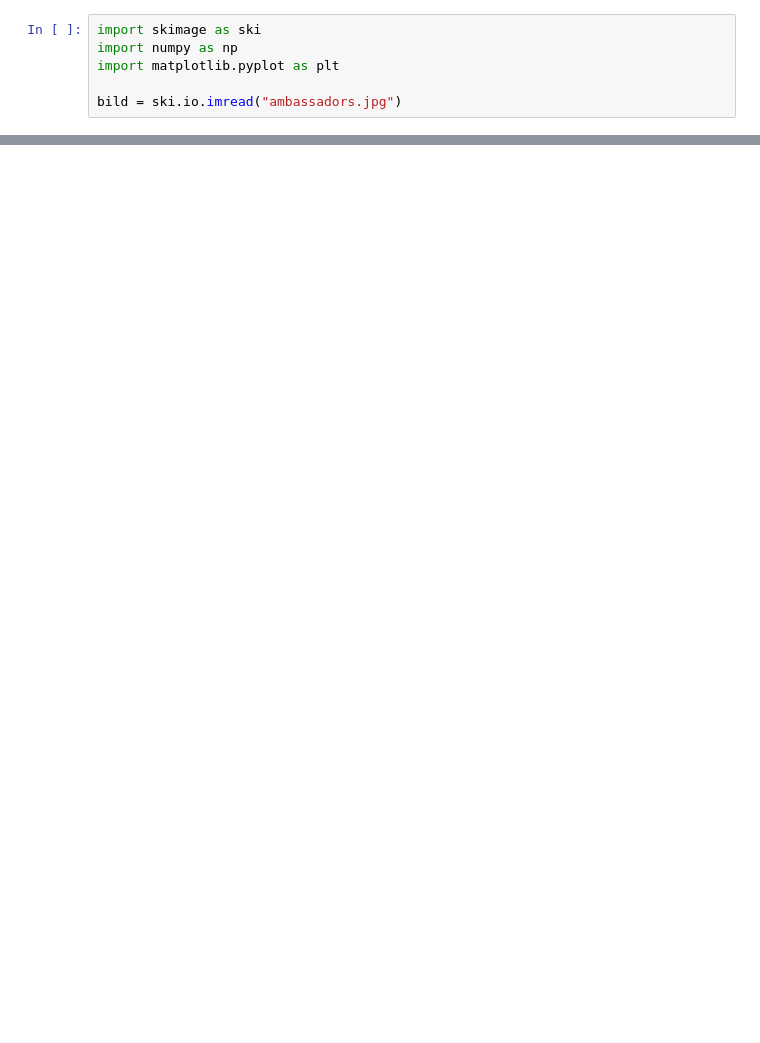
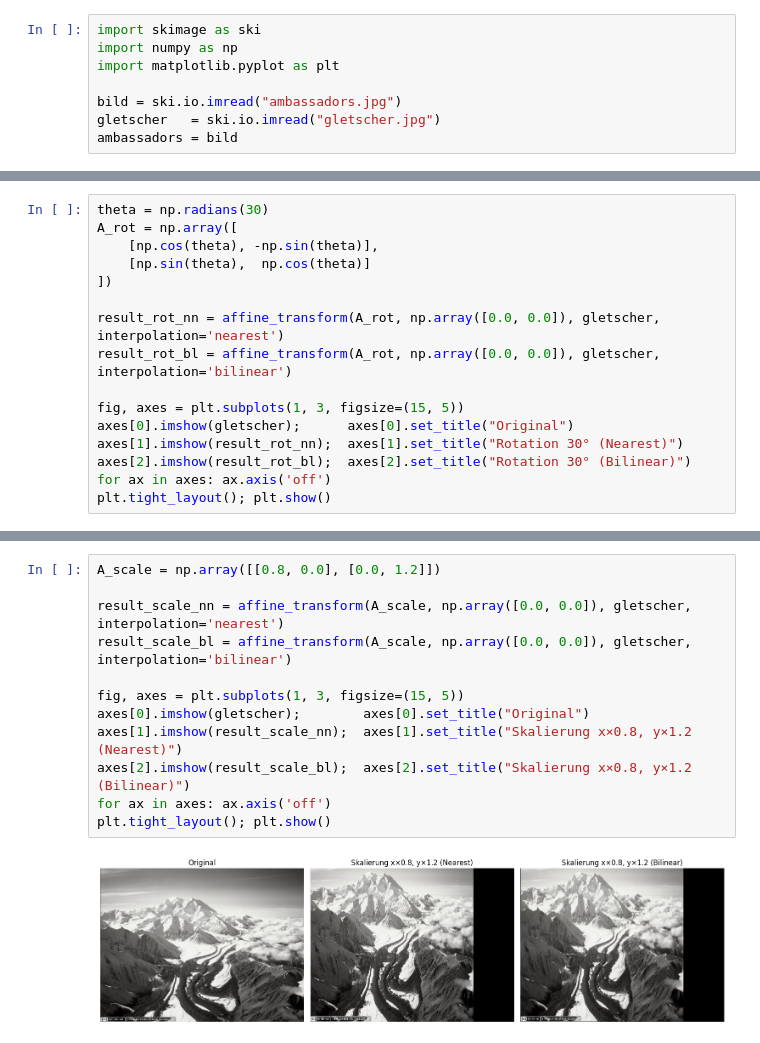
Before and after one commit to eFabi11/Computer-Vision, a Jupyter notebook: Abgabe1/Abgabe1.ipynb, the cells around one changed output, grey strips where cells are left out. Drawn from its saved outputs; the diff is of its cells as text; blank space fills up the shorter version.

```diff
--- a/Abgabe1/Abgabe1.ipynb
+++ b/Abgabe1/Abgabe1.ipynb
@@ -4,6 +4,8 @@ import numpy as np
 import matplotlib.pyplot as plt
 
 bild = ski.io.imread("ambassadors.jpg")
+gletscher   = ski.io.imread("gletscher.jpg")
+ambassadors = bild
 # %%
 def bilinear_interpolate(img, x, y):
     """Bilineare Interpolation an Stelle (x, y) im Bild."""
@@ -116,0 +143,16 @@ plt.show()
+# %%
+theta = np.radians(30)
+A_rot = np.array([
+    [np.cos(theta), -np.sin(theta)],
+    [np.sin(theta),  np.cos(theta)]
+])
+
+result_rot_nn = affine_transform(A_rot, np.array([0.0, 0.0]), gletscher, interpolation='nearest')
+result_rot_bl = affine_transform(A_rot, np.array([0.0, 0.0]), gletscher, interpolation='bilinear')
+
+fig, axes = plt.subplots(1, 3, figsize=(15, 5))
+axes[0].imshow(gletscher);      axes[0].set_title("Original")
+axes[1].imshow(result_rot_nn);  axes[1].set_title("Rotation 30° (Nearest)")
+axes[2].imshow(result_rot_bl);  axes[2].set_title("Rotation 30° (Bilinear)")
+for ax in axes: ax.axis('off')
+plt.tight_layout(); plt.show()
@@ -116,0 +161,14 @@ plt.show()
+# %%
+A_scale = np.array([[0.8, 0.0], [0.0, 1.2]])
+
+result_scale_nn = affine_transform(A_scale, np.array([0.0, 0.0]), gletscher, interpolation='nearest')
+result_scale_bl = affine_transform(A_scale, np.array([0.0, 0.0]), gletscher, interpolation='bilinear')
+
+fig, axes = plt.subplots(1, 3, figsize=(15, 5))
+axes[0].imshow(gletscher);        axes[0].set_title("Original")
+axes[1].imshow(result_scale_nn);  axes[1].set_title("Skalierung x×0.8, y×1.2 (Nearest)")
+axes[2].imshow(result_scale_bl);  axes[2].set_title("Skalierung x×0.8, y×1.2 (Bilinear)")
+for ax in axes: ax.axis('off')
+plt.tight_layout(); plt.show()
+# %% [output]
+[figure, added]
```
Also changed, not shown: parts of 9 cells of this notebook.
